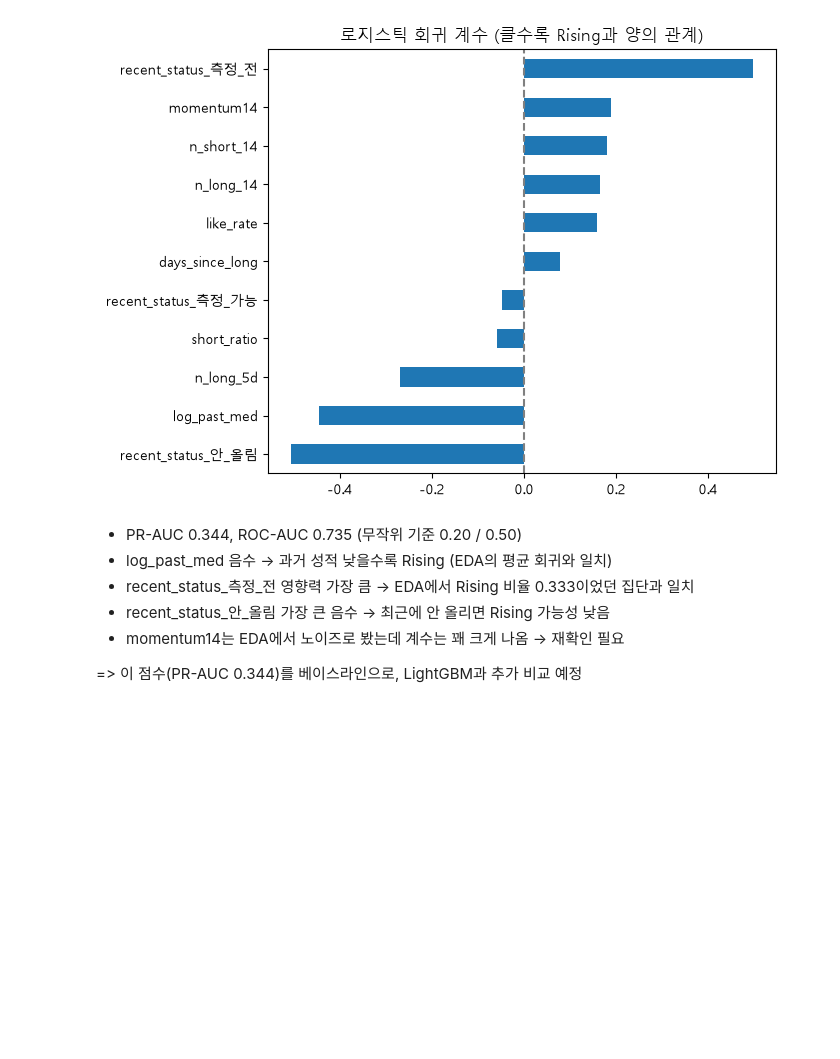
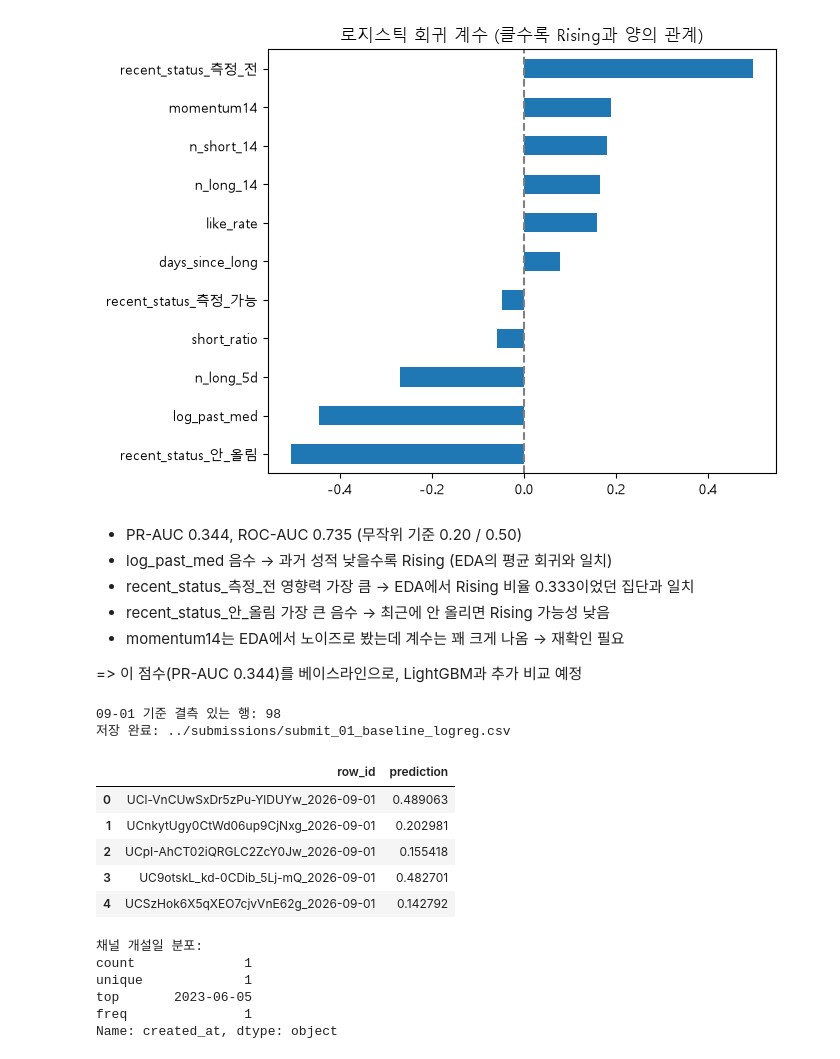
Before and after one commit to JuYeong1112/5th_Datathon, a Jupyter notebook: notebooks/03_baseline.ipynb, the cells around one changed output. Cells and saved outputs as stored; diff of their text form; code cells hidden in the pictures; blank space fills up the shorter version.

Commit message:
Update baseline notebook and submission

```diff
--- a/notebooks/03_baseline.ipynb
+++ b/notebooks/03_baseline.ipynb
@@ -201,3 +201,54 @@ plt.show()
 - momentum14는 EDA에서 노이즈로 봤는데 계수는 꽤 크게 나옴 → 재확인 필요
 
 => 이 점수(PR-AUC 0.344)를 베이스라인으로, LightGBM과 추가 비교 예정
+# %%
+BEST_MODEL = model   # 지금은 로지스틱 회귀 베이스라인
+FILE = '../submissions/submit_01_baseline_logreg.csv'
+
+# 09-01 기준 피처 생성 → 전처리(이미 fit된 것 재사용) → 예측
+f_D = make_features(D)
+sample = pd.read_csv(f'{RAW}/sample_submission.csv')
+sample['channel_id'] = sample['row_id'].str.rsplit('_', n=1).str[0]
+
+sub = sample.drop(columns='prediction').merge(f_D, on='channel_id', how='left')
+
+# train에 없던 상황(측정_가능 외 범주 없음 등)이 있을 수 있으니 결측 확인
+print('09-01 기준 결측 있는 행:', sub[NUM_COLS + CAT_COLS].isna().any(axis=1).sum())
+
+X_sub = preprocess.transform(sub)                 # train에서 fit한 그대로 적용
+sub['prediction'] = BEST_MODEL.predict_proba(X_sub)[:, 1]
+sub = sub[['row_id', 'prediction']]
+
+# ===== 제출 전 검사 (제출 가이드 3절) =====
+assert len(sub) == len(sample) == 694
+assert set(sub.row_id) == set(sample.row_id)
+assert sub.prediction.notna().all()
+assert sub.prediction.between(0, 1).all()
+
+sub.to_csv(FILE, index=False)
+print('저장 완료:', FILE)
+sub.head()
+# %% [output]
+09-01 기준 결측 있는 행: 98
+저장 완료: ../submissions/submit_01_baseline_logreg.csv
+|  | row_id | prediction |
+| 0 | UCl-VnCUwSxDr5zPu-YlDUYw_2026-09-01 | 0.489063 |
+| 1 | UCnkytUgy0CtWd06up9CjNxg_2026-09-01 | 0.202981 |
+| 2 | UCpI-AhCT02iQRGLC2ZcY0Jw_2026-09-01 | 0.155418 |
+| 3 | UC9otskL_kd-0CDib_5Lj-mQ_2026-09-01 | 0.482701 |
+| 4 | UCSzHok6X5qXEO7cjvVnE62g_2026-09-01 | 0.142792 |
+# %%
+# 결측 98개 원인 대략 확인
+missing = sub_before_fillna = f_D[f_D.past_med.isna()] if 'f_D' in dir() else None
+check = sample.merge(con.sql("SELECT channel_id, created_at FROM channels").df(), on='channel_id', how='left')
+miss_ch = set(sample.channel_id) - set(f_D.channel_id)
+ch_info = con.sql(f"SELECT channel_id, created_at FROM channels WHERE channel_id IN {tuple(miss_ch)}").df()
+print('채널 개설일 분포:')
+print(pd.to_datetime(ch_info.created_at).dt.date.describe())
+# %% [output]
+채널 개설일 분포:
+count              1
+unique             1
+top       2023-06-05
+freq               1
+Name: created_at, dtype: object
```
Also changed, not shown: parts of 1 cell of this notebook, 1 other file.
